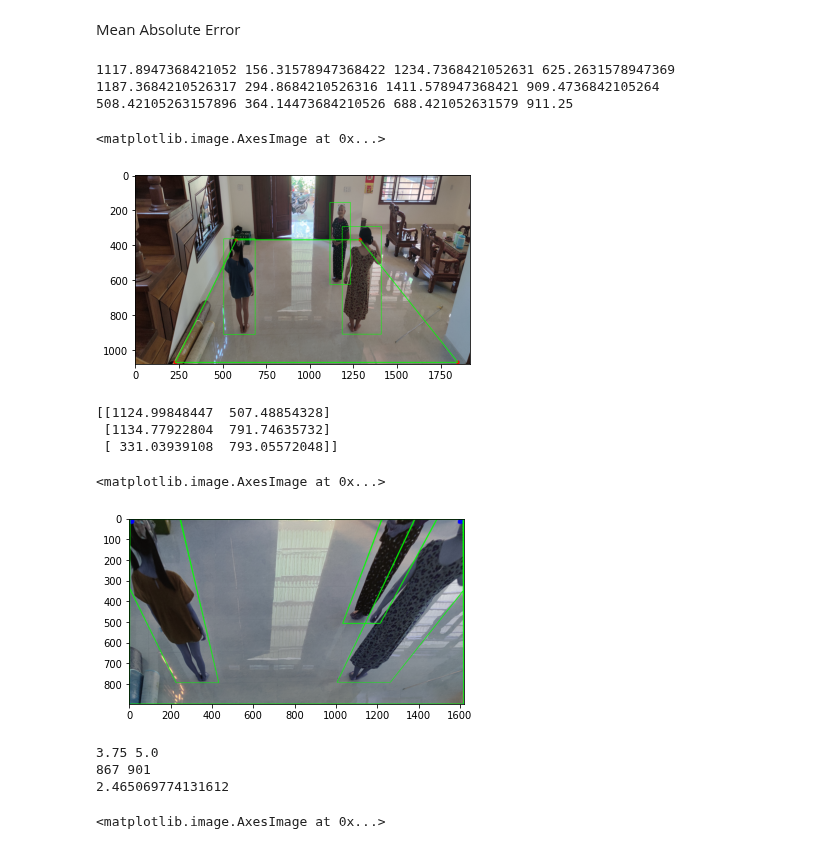
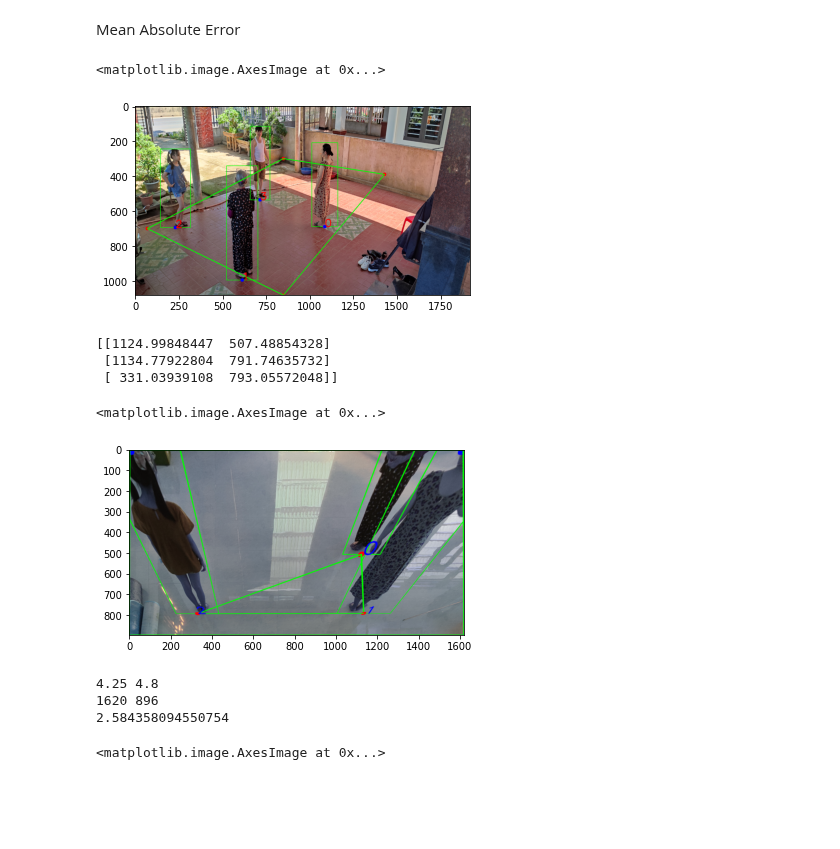
Before and after one commit to lephuocdat2000/Advanced-CV, a Jupyter notebook: FinalProject.ipynb, the cells around one changed output. Cells and saved outputs as stored; diff of their text form; code cells hidden in the pictures; blank space fills up the shorter version.

```diff
--- a/FinalProject.ipynb
+++ b/FinalProject.ipynb
@@ -345,11 +345,3 @@ else:
 #Model Validation
 # %% [markdown]
 AP Metric
-# %%
-image = cv2.imread('/content/frame8.jpg')
-
-boxes = darknet_helper(image, width, height)
-for (xmin,ymin,xmax,ymax) in boxes:
-    cv2.rectangle(image,(int(xmin),int(ymin)),(int(xmax),int(ymax)),(0,255,0),2)
-plt.imshow(image)
-plt.show()
@@ -464,31 +454,36 @@ def Distance(A,B):
 MAE_data_folder = '/content/drive/MyDrive/Advanced-CV/MAE data'
 image_names = os.listdir(MAE_data_folder)
 # %%
-image_2 = cv2.imread(os.path.join(MAE_data_folder,image_names[6]))
+image_2 = cv2.imread(os.path.join(MAE_data_folder,image_names[2]))
 image_2 = cv2.resize(image_2,(1920,1080))
-A = [580,370]
-B = [1290,370]
-C = [230,1070]
-D = [1850,1070]
+A = [850,300]
+B = [1430,390]
+C = [70,700]
+D = [850,1080]
 pts = np.array([A, C, D, B],np.int32)
 isClosed = True
 real_width, real_height = 4.25,4.8
 cv2.circle(image_2,tuple(A),10,(0,0,255),-1)
 cv2.circle(image_2,tuple(B),10,(0,0,255),-1)
 cv2.circle(image_2,tuple(C),10,(0,0,255),-1)
 cv2.circle(image_2,tuple(D),10,(0,0,255),-1)
 cv2.polylines(image_2, [pts], isClosed, (0,255,0), 4)
 boxes = darknet_helper(image_2, width, height)
+bottom_center = np.array([boxes[:,0]+(boxes[:,2]-boxes[:,0])//2,boxes[:,3]]).transpose().astype(int)
 for (xmin,ymin,xmax,ymax) in boxes:
-    print(xmin,ymin,xmax,ymax)
     cv2.rectangle(image_2,(int(xmin),int(ymin)),(int(xmax),int(ymax)),(0,255,0),2)
+
+for i in range(len(bottom_center)):
+  cv2.circle(image_2,tuple(bottom_center[i]),10,(255,0,0),-1)
+  cv2.putText(image_2, str(i), tuple(bottom_center[i]), cv2.FONT_HERSHEY_SIMPLEX , 2, (0,0,255), 4, cv2.LINE_AA)
+#   for j in range(i+1,len(bottom_center)):
+#      print(i,j)
+#      pts1 = np.array([bottom_center[i],bottom_center[j]],np.int32)
+#      cv2.polylines(image_2,[pts1],isClosed,(0,255,0),4)
 plt.imshow(cv2.cvtColor(image_2,cv2.COLOR_BGR2RGB))
 # %% [output]
-1117.8947368421052 156.31578947368422 1234.7368421052631 625.2631578947369
-1187.3684210526317 294.8684210526316 1411.578947368421 909.4736842105264
-508.42105263157896 364.14473684210526 688.421052631579 911.25
+<matplotlib.image.AxesImage at 0x...>
-<matplotlib.image.AxesImage at 0x...>
-[figure, old version]
+[figure, new version]
 # %%
 M,pixel_width,pixel_height = MatrixCreation(A,B,C,D)
 warped_points = cv2.warpPerspective(image_2,M,(pixel_width,pixel_height))
@@ -500,13 +495,13 @@ plt.imshow(warped_points)
  [1134.77922804  791.74635732]
  [ 331.03939108  793.05572048]]
 <matplotlib.image.AxesImage at 0x...>
-[figure, old version]
+[figure, new version]
 # %%
-  print(Distance(Transformed_Points[1],Transformed_Points[2]))
+  print(Distance(Transformed_Points[0],Transformed_Points[2]))
 # %% [output]
-3.75 5.0
-867 901
-2.465069774131612
+4.25 4.8
+1620 896
+2.584358094550754
 # %%
   def get_birds_eye_view_image(transformed_points,eye_view_height,eye_view_width):
     blank_image = cv2.imread('/content/drive/MyDrive/Advanced-CV/black_background.png')
```
Also changed, not shown: parts of 3 cells of this notebook.
